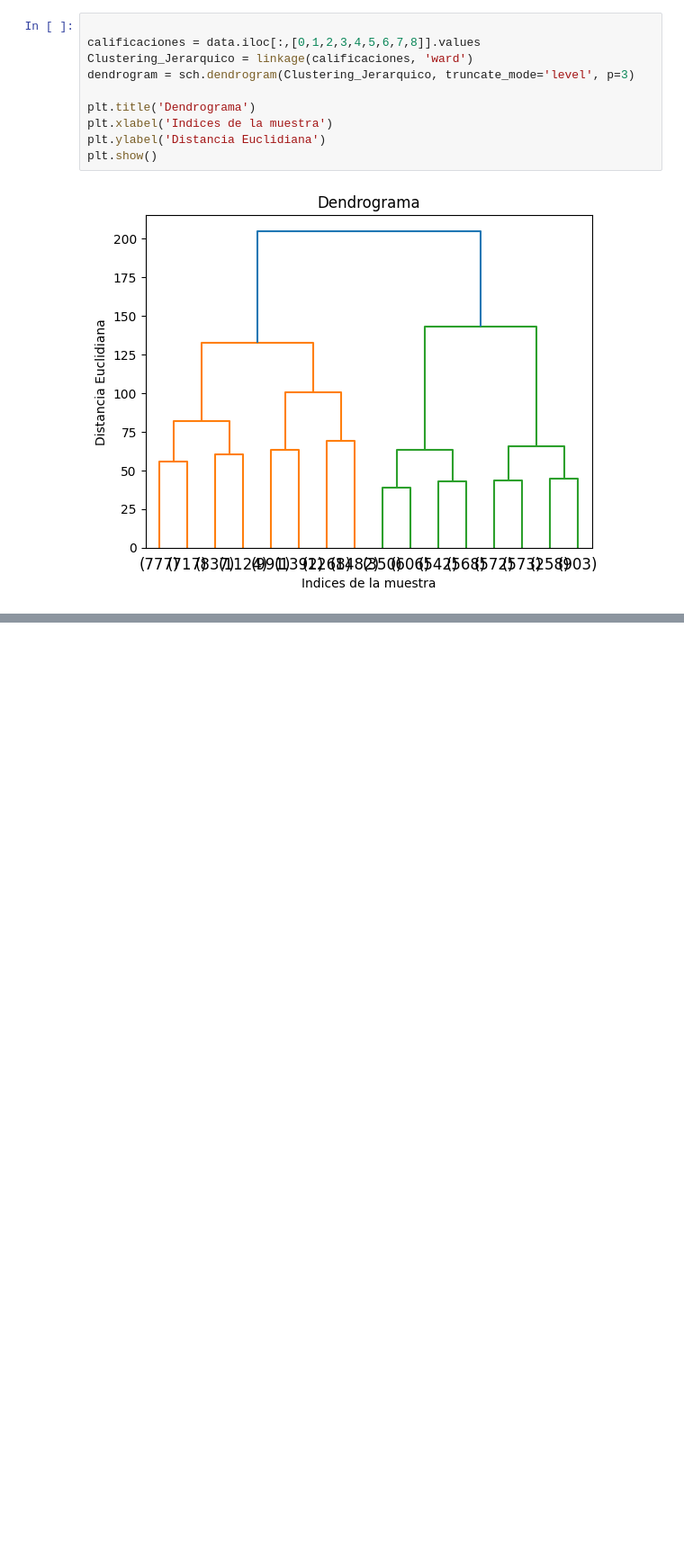
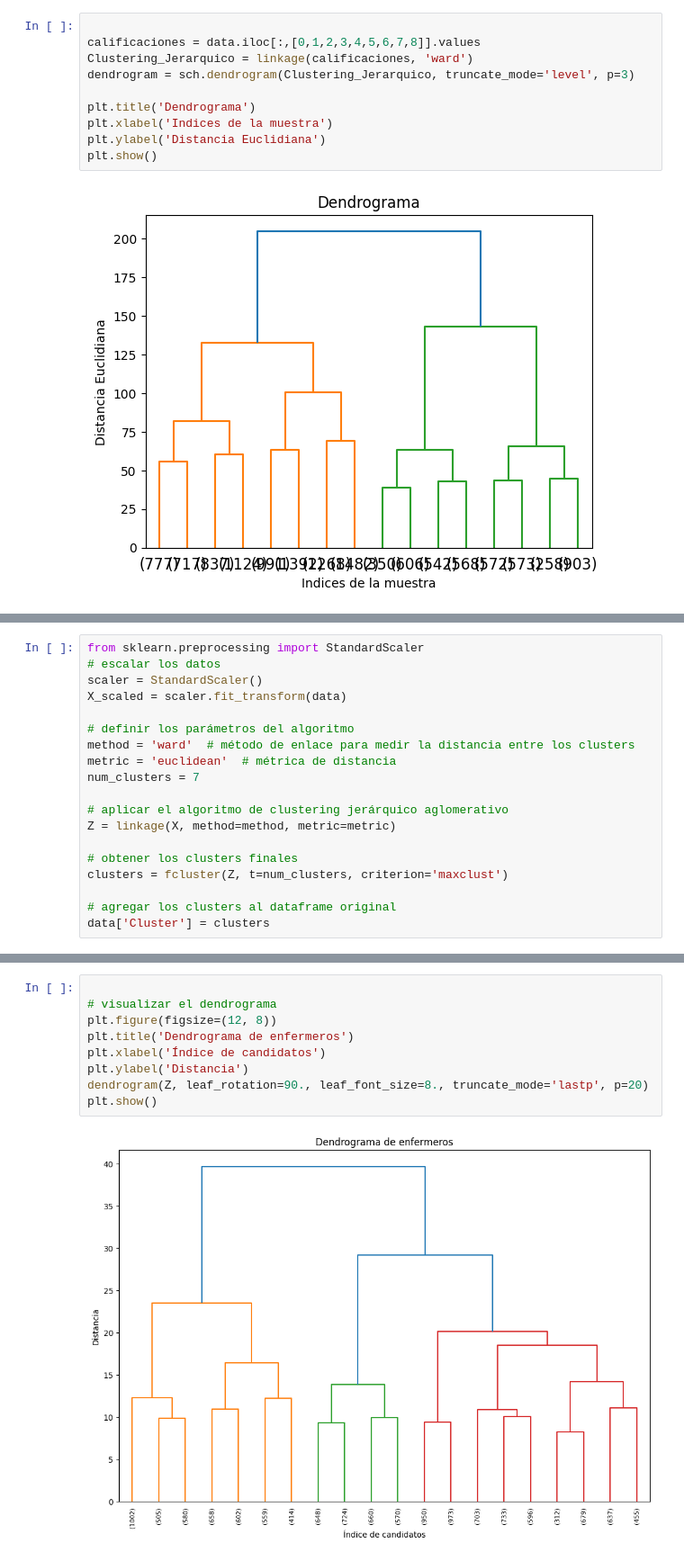
Before and after one commit to PilarAriasVazquez/L4, a Jupyter notebook: Untitled6.ipynb, the cells around one changed output, grey strips where cells are left out. Shown at 90% size. Cells and saved outputs as stored; diff of their text form; blank space fills up the shorter version.

```diff
--- a/Untitled6.ipynb
+++ b/Untitled6.ipynb
@@ -162,0 +290,19 @@ plt.show()
+# %%
+from sklearn.preprocessing import StandardScaler
+# escalar los datos
+scaler = StandardScaler()
+X_scaled = scaler.fit_transform(data)
+
+# definir los parámetros del algoritmo
+method = 'ward'  # método de enlace para medir la distancia entre los clusters
+metric = 'euclidean'  # métrica de distancia
+num_clusters = 7
+
+# aplicar el algoritmo de clustering jerárquico aglomerativo
+Z = linkage(X, method=method, metric=metric)
+
+# obtener los clusters finales
+clusters = fcluster(Z, t=num_clusters, criterion='maxclust')
+
+# agregar los clusters al dataframe original
+data['Cluster'] = clusters
@@ -162,0 +325,11 @@ plt.show()
+# %%
+
+# visualizar el dendrograma
+plt.figure(figsize=(12, 8))
+plt.title('Dendrograma de enfermeros')
+plt.xlabel('Índice de candidatos')
+plt.ylabel('Distancia')
+dendrogram(Z, leaf_rotation=90., leaf_font_size=8., truncate_mode='lastp', p=20)
+plt.show()
+# %% [output]
+[figure, added]
```
Also changed, not shown: parts of 5 cells of this notebook.
